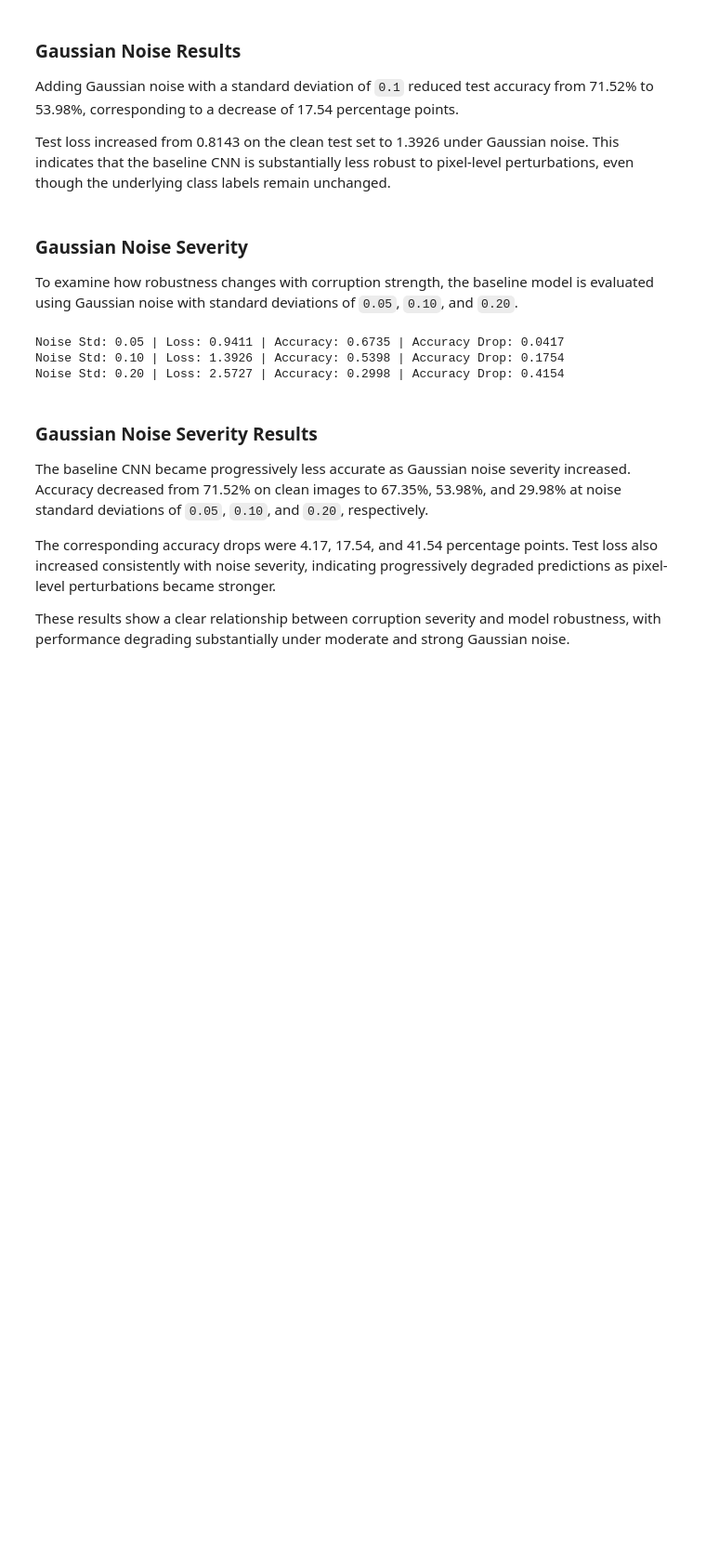
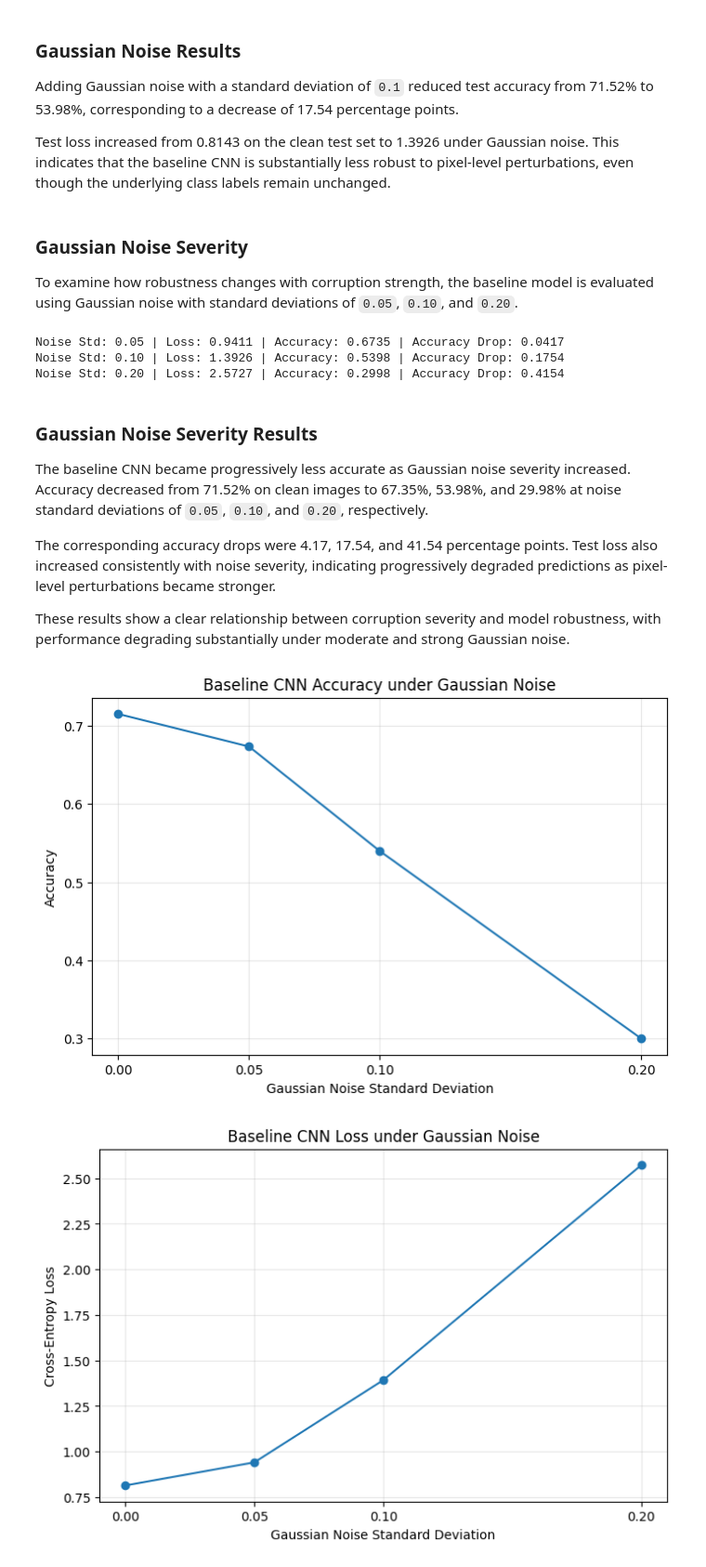
Before and after one commit to jayjay0317/cnn-robustness-generalization, a Jupyter notebook: notebooks/03_corruption_evaluation.ipynb, the cells around one changed output. Shown at 93% size. Saved outputs shown, nothing was run; the diff lists cells and outputs as text; code cells hidden in the pictures; blank space fills up the shorter version.

Commit message:
Visualize Gaussian noise robustness

```diff
--- a/notebooks/03_corruption_evaluation.ipynb
+++ b/notebooks/03_corruption_evaluation.ipynb
@@ -331,3 +331,49 @@ The baseline CNN became progressively less accurate as Gaussian noise severity i
 The corresponding accuracy drops were 4.17, 17.54, and 41.54 percentage points. Test loss also increased consistently with noise severity, indicating progressively degraded predictions as pixel-level perturbations became stronger.
 
 These results show a clear relationship between corruption severity and model robustness, with performance degrading substantially under moderate and strong Gaussian noise.
+# %%
+# Prepare results for visualization
+noise_stds = [0.0] + [result["std"] for result in gaussian_results]
+accuracies = [clean_accuracy] + [
+    result["accuracy"] for result in gaussian_results
+]
+losses = [clean_loss] + [
+    result["loss"] for result in gaussian_results
+]
+
+# Plot accuracy across Gaussian noise severity levels
+plt.figure(figsize=(8, 5))
+
+plt.plot(
+    noise_stds,
+    accuracies,
+    marker="o"
+)
+
+plt.xlabel("Gaussian Noise Standard Deviation")
+plt.ylabel("Accuracy")
+plt.title("Baseline CNN Accuracy under Gaussian Noise")
+plt.xticks(noise_stds)
+plt.grid(alpha=0.3)
+
+plt.show()
+
+# Plot loss across Gaussian noise severity levels
+plt.figure(figsize=(8, 5))
+
+plt.plot(
+    noise_stds,
+    losses,
+    marker="o"
+)
+
+plt.xlabel("Gaussian Noise Standard Deviation")
+plt.ylabel("Cross-Entropy Loss")
+plt.title("Baseline CNN Loss under Gaussian Noise")
+plt.xticks(noise_stds)
+plt.grid(alpha=0.3)
+
+plt.show()
+# %% [output]
+[figure, added]
+[figure, added]
```
